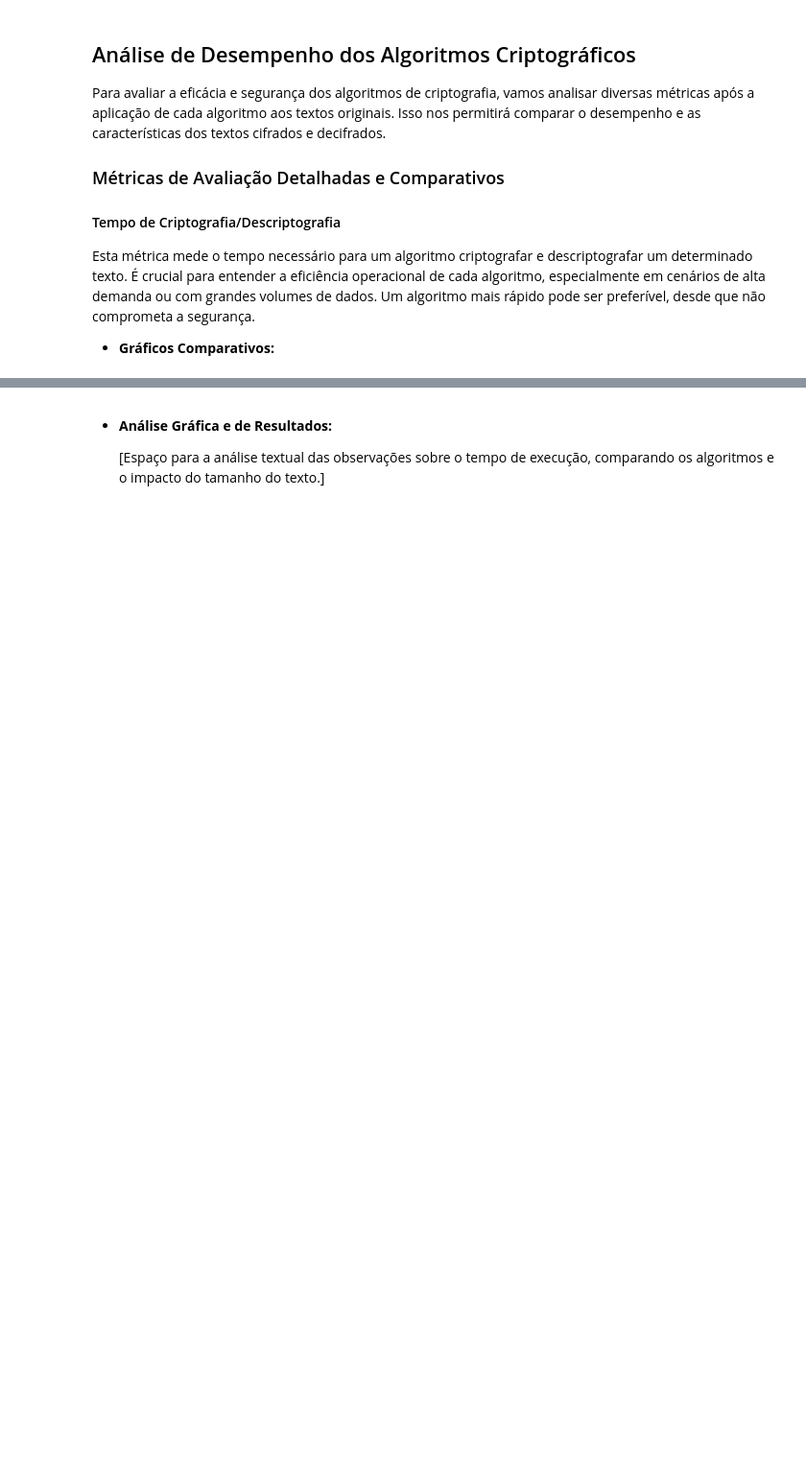
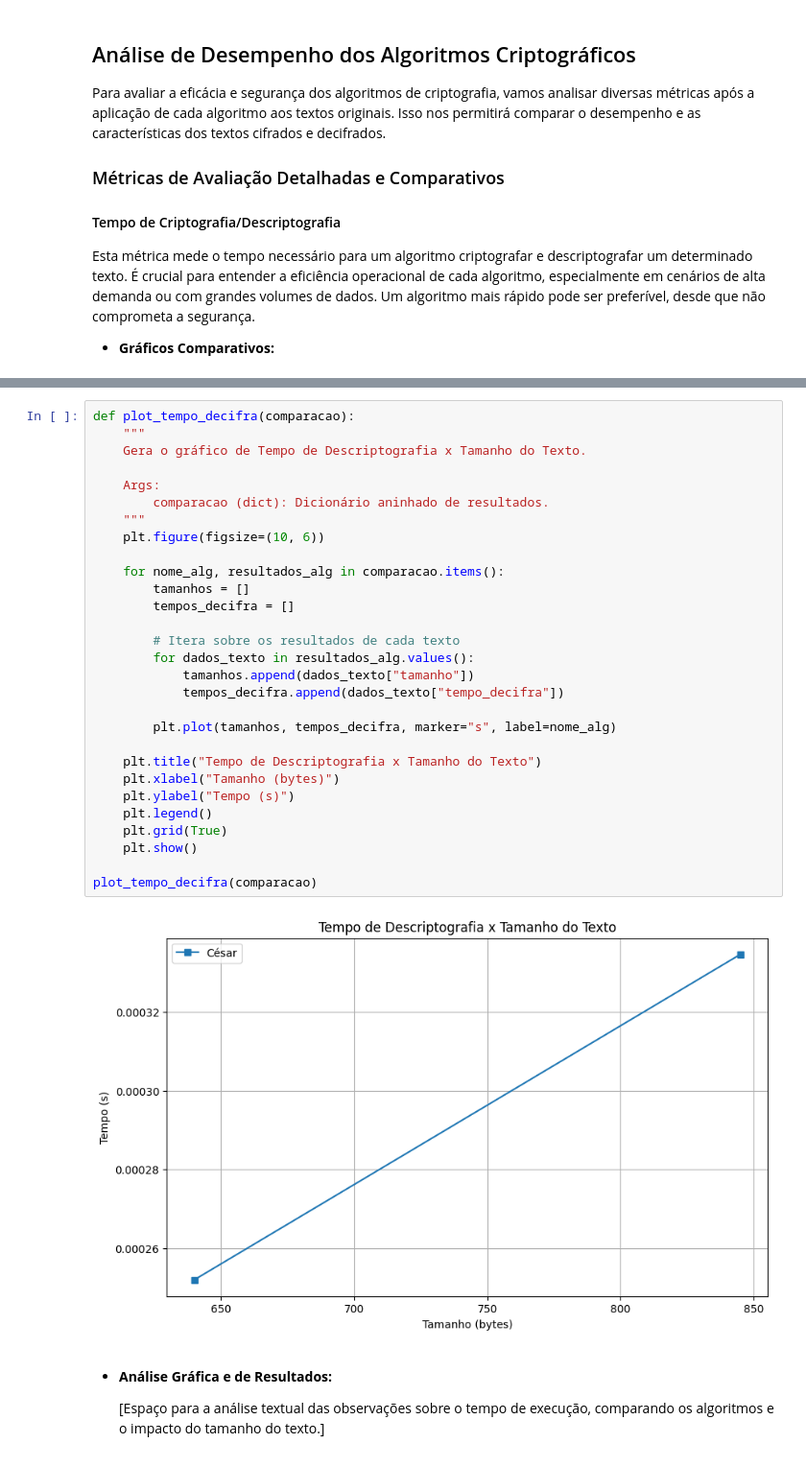
Before and after one commit to RaphaellaRoma/Criptoataques, a Jupyter notebook: criptoataques.ipynb, the cells around one changed output, grey strips where cells are left out. Shown: that part at 96% size. Saved outputs shown, nothing was run; the diff lists cells and outputs as text; blank space fills up the shorter version.

```diff
--- a/criptoataques.ipynb
+++ b/criptoataques.ipynb
@@ -231,3 +281,34 @@ KeyboardInterrupt:
+# %%
+def plot_tempo_decifra(comparacao):
+    """
+    Gera o gráfico de Tempo de Descriptografia x Tamanho do Texto.
+
+    Args:
+        comparacao (dict): Dicionário aninhado de resultados.
+    """
+    plt.figure(figsize=(10, 6))
+
+    for nome_alg, resultados_alg in comparacao.items():
+        tamanhos = []
+        tempos_decifra = []
+
+        # Itera sobre os resultados de cada texto
+        for dados_texto in resultados_alg.values():
+            tamanhos.append(dados_texto["tamanho"])
+            tempos_decifra.append(dados_texto["tempo_decifra"])
+
+        plt.plot(tamanhos, tempos_decifra, marker="s", label=nome_alg)
+
+    plt.title("Tempo de Descriptografia x Tamanho do Texto")
+    plt.xlabel("Tamanho (bytes)")
+    plt.ylabel("Tempo (s)")
+    plt.legend()
+    plt.grid(True)
+    plt.show()
+
+plot_tempo_decifra(comparacao)
+# %% [output]
+[figure, added]
 # %% [markdown]
 *   **Análise Gráfica e de Resultados:**
 
```
Also changed, not shown: parts of 7 cells of this notebook, 8 other files.
